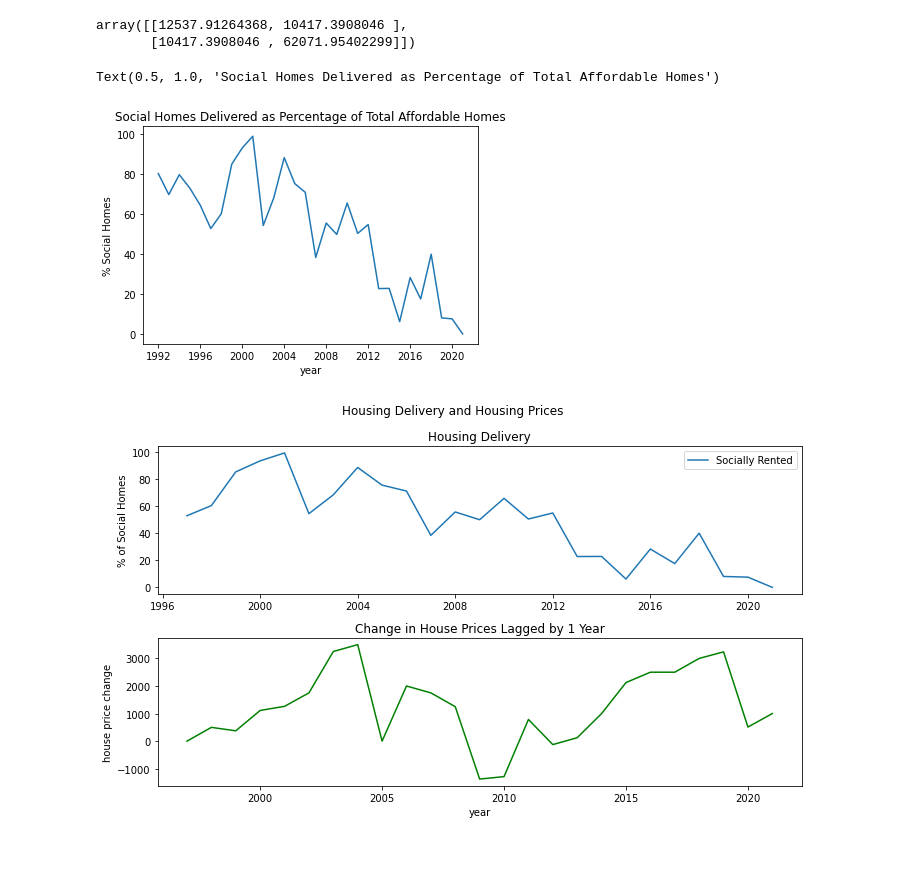
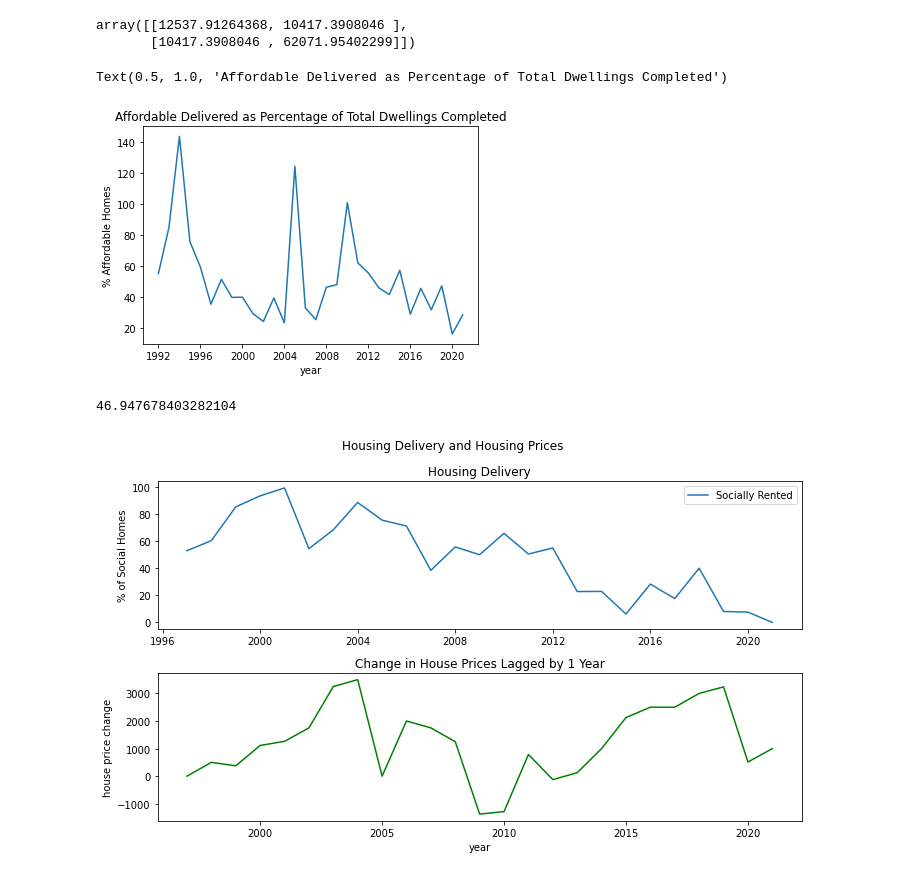
Before and after one commit to potato-bit/RA, a Jupyter notebook: cleaned datasets/analysis.ipynb, the cells around one changed output. Cells and saved outputs as stored; diff of their text form; code cells hidden in the pictures.

```diff
--- a/cleaned datasets/analysis.ipynb
+++ b/cleaned datasets/analysis.ipynb
@@ -30,7 +30,7 @@ df1.head()
 # %% [markdown]
 Dataset for total number of affordable dwellings by LA, 1992-2021
 # %%
-df2 = pd.read_excel('Affordable Rent Dwellings by LA, 1992-2021.xlsx')
+df2 = pd.read_excel('Total Affordable Rent Dwellings by LA, 1992-2021.xlsx')
 df2.drop(columns='Unnamed: 0', inplace=True)
 df2.rename(columns={'new_dwellings':'AR'}, inplace=True)
 print(df2.shape)
@@ -100,5 +120,6 @@ dcov.loc[13,'DC_Total'] = 140
 dcov['DC_Total'] = dcov['DC_Total'].interpolate()
 # %%
 dcov['SR_p'] = (dcov['SR']/dcov['AR'])*100
+dcov['AR_p'] = (dcov['AR']/dcov['DC_Total'])*100
 dcov
 # %% [output]
@@ -254,13 +276,17 @@ np.cov(dcov['AR'],dcov['DC_Total'])
 array([[12537.91264368, 10417.3908046 ],
        [10417.3908046 , 62071.95402299]])
 # %%
-plt.plot(x,dcov['SR_p'])
+plt.plot(x,dcov['AR_p'])
 plt.xlabel('year')
-plt.ylabel('% Social Homes')
-plt.title('Social Homes Delivered as Percentage of Total Affordable Homes')
+plt.ylabel('% Affordable Homes')
+plt.title('Affordable Delivered as Percentage of Total Dwellings Completed')
 # %% [output]
-Text(0.5, 1.0, 'Social Homes Delivered as Percentage of Total Affordable Homes')
+Text(0.5, 1.0, 'Affordable Delivered as Percentage of Total Dwellings Completed')
-[figure, old version]
+[figure, new version]
+# %%
+np.average(dcov.loc[dcov['year']>2008,'AR_p'])
+# %% [output]
+46.947678403282104
 # %%
 fig, ax = plt.subplots(nrows=2,ncols=1,figsize=(10,6))
 ax[0].plot(x[5:],dcov['SR_p'][5:])
```
Also changed, not shown: parts of 6 cells of this notebook, 2 other files.
